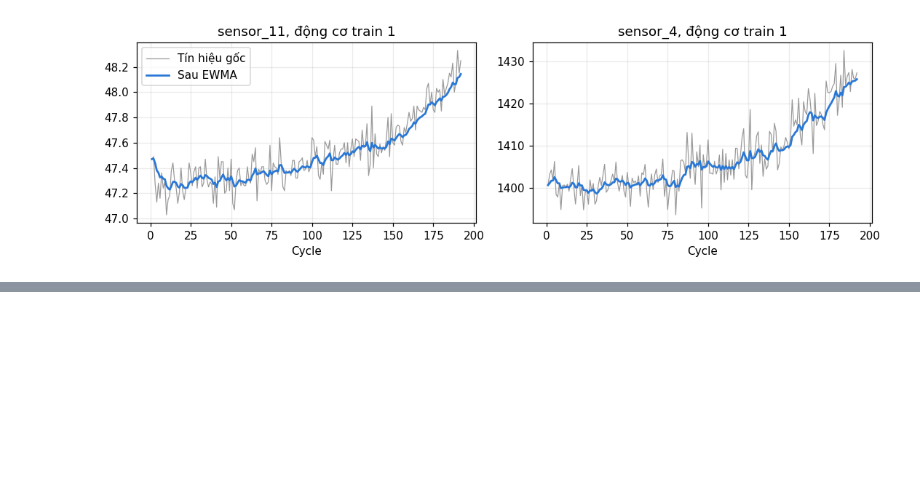
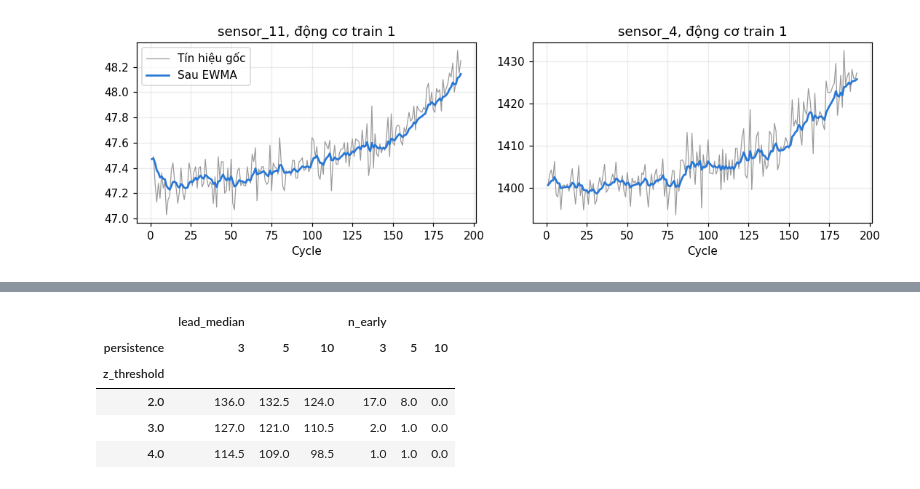
Before and after one commit to ti014/tinasa-cmapss-rul-prediction, a Jupyter notebook: notebooks/06_fd001_degradation_maintenance.ipynb, the cells around one changed output, grey strips where cells are left out. Saved outputs shown, nothing was run; the diff lists cells and outputs as text; code cells hidden in the pictures; blank space fills up the shorter version.

```diff
--- a/notebooks/06_fd001_degradation_maintenance.ipynb
+++ b/notebooks/06_fd001_degradation_maintenance.ipynb
@@ -70,0 +10,16 @@ test:  13,096 dòng, 100 động cơ
+# %%
+from pathlib import Path
+
+import pandas as pd
+import matplotlib.pyplot as plt
+
+from cmapss.data.readers import read_observations, read_test_labels
+from cmapss.degradation import INFORMATIVE_SENSORS, AnomalyConfig, detect_anomalies, ewma_smooth, noise_summary
+from cmapss.maintenance import (STATUS_ORDER, MaintenanceConfig, anomaly_status, build_schedule,
+                                evaluate_schedule, transform_health_index)
+from cmapss.timeseries.health_index import fit_health_index
+
+%matplotlib inline
+ROOT = Path.cwd() if (Path.cwd() / "outputs").is_dir() else Path.cwd().parent
+pd.set_option("display.precision", 4)
+plt.rcParams.update({"figure.dpi": 110, "axes.grid": True, "grid.alpha": 0.25})
@@ -386,0 +207,4 @@ bảo trì vì dữ liệu không có thông tin chi phí.
+# %%
+grid = pd.read_csv(ROOT / "outputs/degradation/tables/anomaly_sensitivity.csv")
+ewma_grid = grid[grid["signal"] == "ewma"].drop(columns="signal").reset_index(drop=True)
+ewma_grid.assign(life_fraction_median=(ewma_grid["life_fraction_median"] * 100).round(1))
@@ -386,0 +222,9 @@ bảo trì vì dữ liệu không có thông tin chi phí.
+# %%
+ewma_grid.pivot(index="z_threshold", columns="persistence", values=["lead_median", "n_early"])
+# %% [output]
+|  | lead_median |  |  | n_early |  |  |
+| persistence | 3 | 5 | 10 | 3 | 5 | 10 |
+| z_threshold |  |  |  |  |  |  |
+| 2.0 | 136.0 | 132.5 | 124.0 | 17.0 | 8.0 | 0.0 |
+| 3.0 | 127.0 | 121.0 | 110.5 | 2.0 | 1.0 | 0.0 |
+| 4.0 | 114.5 | 109.0 | 98.5 | 1.0 | 1.0 | 0.0 |
```
Also changed, not shown: parts of 50 cells of this notebook, 9 other files.
